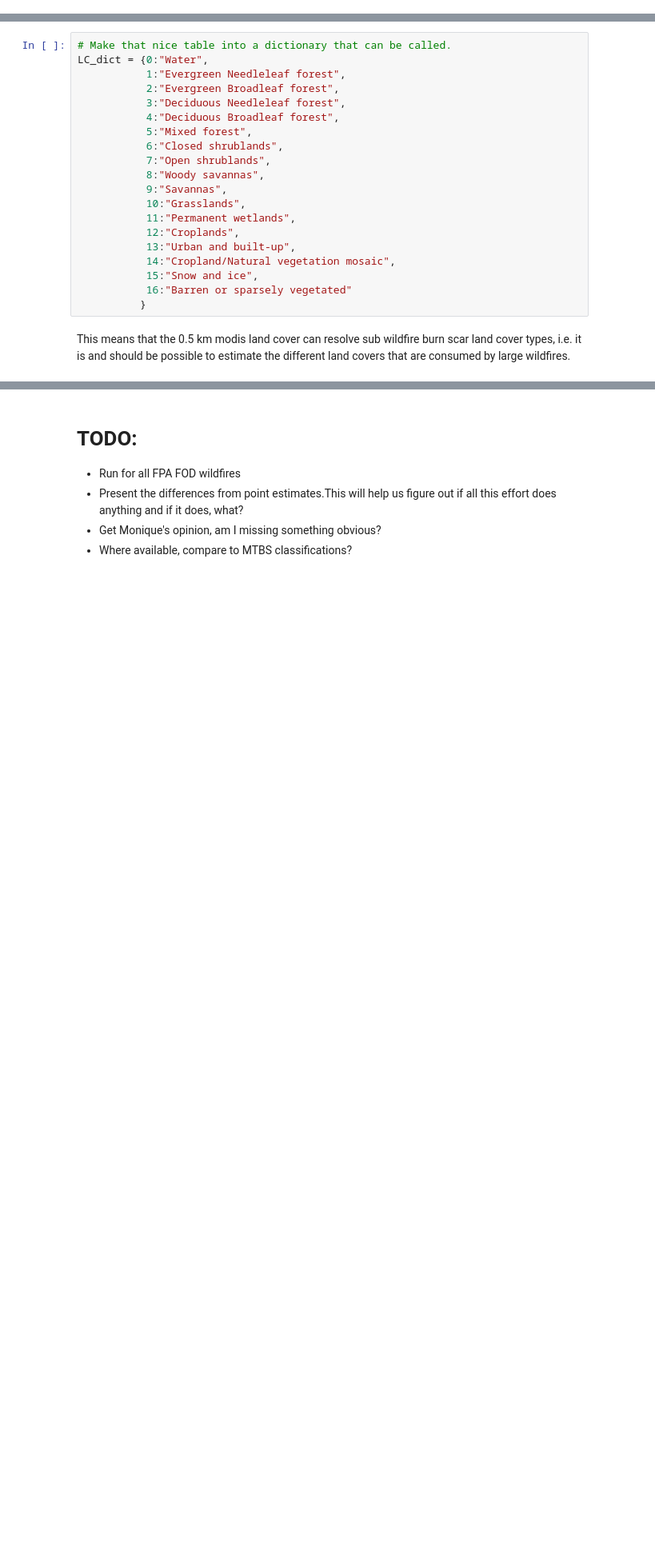
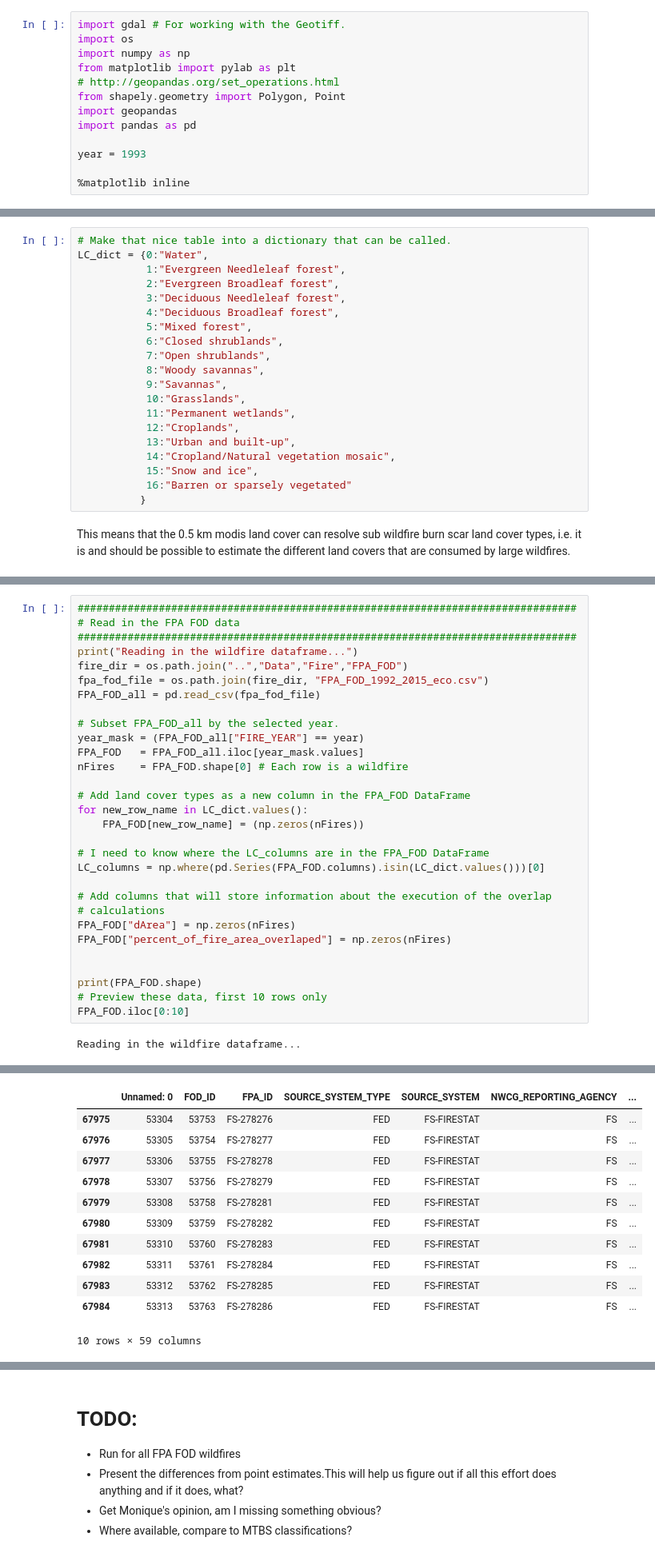
Before and after one commit to stevenjoelbrey/metSpread, a Jupyter notebook: Python/assign_MODIS_land_cover_to_FPA_FOD.ipynb, the cells around one changed output, grey strips where cells are left out. Shown at 80% size. Drawn from its saved outputs; the diff is of its cells as text; blank space fills up the shorter version.

```diff
--- a/Python/assign_MODIS_land_cover_to_FPA_FOD.ipynb
+++ b/Python/assign_MODIS_land_cover_to_FPA_FOD.ipynb
@@ -17,6 +17,19 @@ print str(acres_per_cell) + ": acres per modis land cover grid cell"
 # %% [output]
 250000.0 m2: area of 0.5 x 0.5 degree MODIS grid cell at equator
 61.7762907538: acres per modis land cover grid cell
+# %%
+import gdal # For working with the Geotiff.
+import os
+import numpy as np
+from matplotlib import pylab as plt
+# http://geopandas.org/set_operations.html
+from shapely.geometry import Polygon, Point
+import geopandas
+import pandas as pd
+
+year = 1993
+
+%matplotlib inline
 # %% [markdown]
 | Value        | Label          |
 | -------------|:-------------|
@@ -143,0 +184,32 @@ for newrow in LC_dict.values():
+# %%
+################################################################################
+# Read in the FPA FOD data
+################################################################################
+print("Reading in the wildfire dataframe...")
+fire_dir = os.path.join("..","Data","Fire","FPA_FOD")
+fpa_fod_file = os.path.join(fire_dir, "FPA_FOD_1992_2015_eco.csv")
+FPA_FOD_all = pd.read_csv(fpa_fod_file)
+
+# Subset FPA_FOD_all by the selected year.
+year_mask = (FPA_FOD_all["FIRE_YEAR"] == year)
+FPA_FOD   = FPA_FOD_all.iloc[year_mask.values]
+nFires    = FPA_FOD.shape[0] # Each row is a wildfire
+
+# Add land cover types as a new column in the FPA_FOD DataFrame
+for new_row_name in LC_dict.values():
+    FPA_FOD[new_row_name] = (np.zeros(nFires))
+
+# I need to know where the LC_columns are in the FPA_FOD DataFrame
+LC_columns = np.where(pd.Series(FPA_FOD.columns).isin(LC_dict.values()))[0]
+
+# Add columns that will store information about the execution of the overlap
+# calculations
+FPA_FOD["dArea"] = np.zeros(nFires)
+FPA_FOD["percent_of_fire_area_overlaped"] = np.zeros(nFires)
+
+
+print(FPA_FOD.shape)
+# Preview these data, first 10 rows only
+FPA_FOD.iloc[0:10]
+# %% [output]
+Reading in the wildfire dataframe...
@@ -143,0 +230,12 @@ for newrow in LC_dict.values():
+|  | Unnamed: 0 | FOD_ID | FPA_ID | SOURCE_SYSTEM_TYPE | SOURCE_SYSTEM | NWCG_REPORTING_AGENCY | ... |
+| 67975 | 53304 | 53753 | FS-278276 | FED | FS-FIRESTAT | FS | ... |
+| 67976 | 53305 | 53754 | FS-278277 | FED | FS-FIRESTAT | FS | ... |
+| 67977 | 53306 | 53755 | FS-278278 | FED | FS-FIRESTAT | FS | ... |
+| 67978 | 53307 | 53756 | FS-278279 | FED | FS-FIRESTAT | FS | ... |
+| 67979 | 53308 | 53758 | FS-278281 | FED | FS-FIRESTAT | FS | ... |
+| 67980 | 53309 | 53759 | FS-278282 | FED | FS-FIRESTAT | FS | ... |
+| 67981 | 53310 | 53760 | FS-278283 | FED | FS-FIRESTAT | FS | ... |
+| 67982 | 53311 | 53761 | FS-278284 | FED | FS-FIRESTAT | FS | ... |
+| 67983 | 53312 | 53762 | FS-278285 | FED | FS-FIRESTAT | FS | ... |
+| 67984 | 53313 | 53763 | FS-278286 | FED | FS-FIRESTAT | FS | ... |
+10 rows × 59 columns
```
Also changed, not shown: parts of 19 cells of this notebook.
